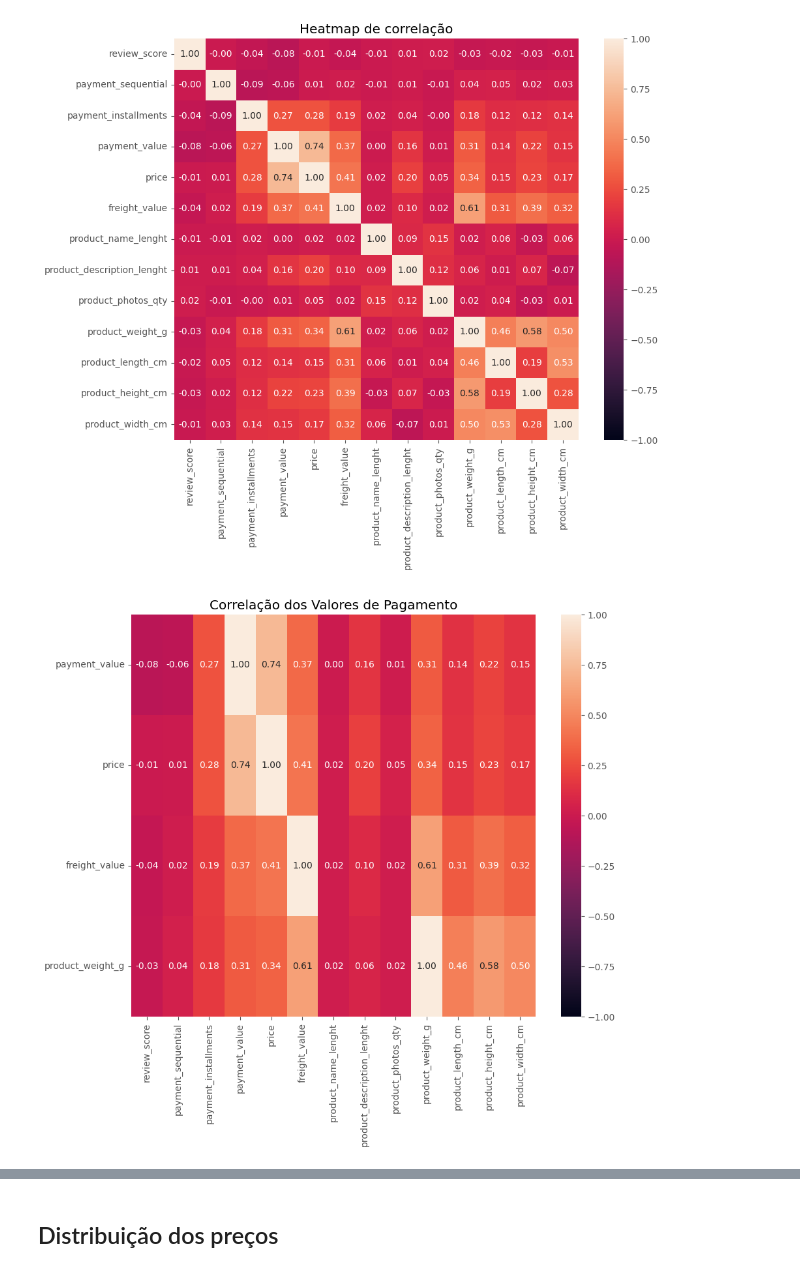
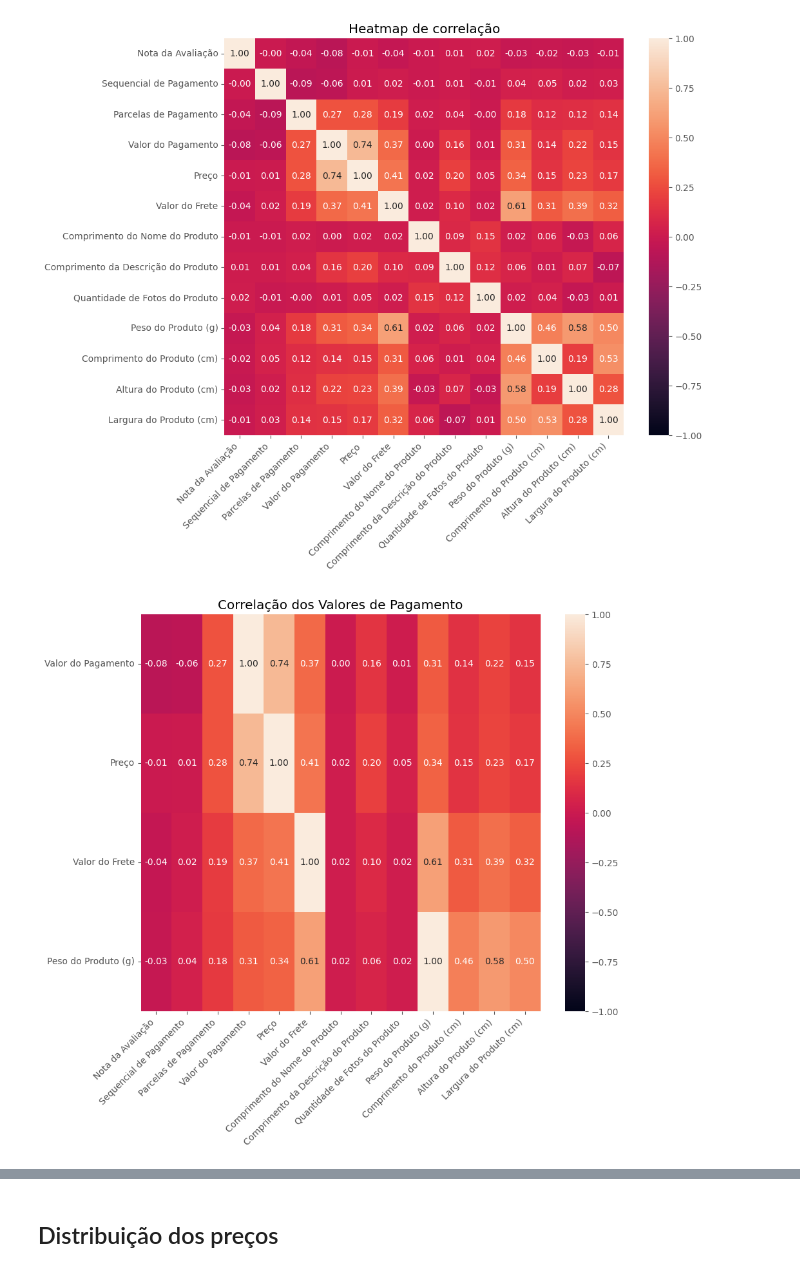
Before and after one commit to wnetohr/Olist-Brazilian-E-Commerce, a Jupyter notebook: notebooks/general_eda.ipynb, the cells around one changed output, grey strips where cells are left out. Cells and saved outputs as stored; diff of their text form; code cells hidden in the pictures.

Commit message:
EDA Geral + Traduções em tools.py + Dataset com Datas Comerciais

```diff
--- a/notebooks/general_eda.ipynb
+++ b/notebooks/general_eda.ipynb
@@ -101,17 +105,30 @@ timestamp_cols = ['order_purchase_timestamp', 'order_approved_at', 'order_delive
 corr = df[num_cols].corr()
 # %%
 plt.figure(figsize=(10, 8))
-sns.heatmap(corr,  norm=plt.Normalize(-1, 1), annot=True, fmt='.2f')
+g1 = sns.heatmap(corr,  norm=plt.Normalize(-1, 1), annot=True, fmt='.2f')
 plt.title("Heatmap de correlação")
+y_labels = [label.get_text() for label in g1.get_yticklabels()]
+translated_y_labels = [tools.translations.get(label, label) for label in y_labels]
+g1.set_yticklabels(translated_y_labels, rotation=0)
+
+x_labels = [label.get_text() for label in g1.get_xticklabels()]
+translated_x_labels = [tools.translations.get(label, label) for label in x_labels]
+g1.set_xticklabels(translated_x_labels, rotation=45, ha='right')
 plt.show()
 # %% [output]
-[figure, old version]
+[figure, new version]
 # %%
 plt.figure(figsize=(10,8))
 plt.title("Correlação dos Valores de Pagamento")
 corr_payment_value = corr.loc[(corr['payment_value'] > 0.3) | (corr['payment_value'] <= -0.3)]
 g1 = sns.heatmap(corr_payment_value, norm=plt.Normalize(-1, 1), annot=True, fmt='.2f')
-g1.set_yticklabels(g1.get_yticklabels(),rotation=0)
+y_labels = [label.get_text() for label in g1.get_yticklabels()]
+translated_y_labels = [tools.translations.get(label, label) for label in y_labels]
+g1.set_yticklabels(translated_y_labels, rotation=0)
+
+x_labels = [label.get_text() for label in g1.get_xticklabels()]
+translated_x_labels = [tools.translations.get(label, label) for label in x_labels]
+g1.set_xticklabels(translated_x_labels, rotation=45, ha='right')
 plt.show()
 # %% [output]
-[figure, old version]
+[figure, new version]
```
Also changed, not shown: parts of 21 cells of this notebook, 2 other files.
